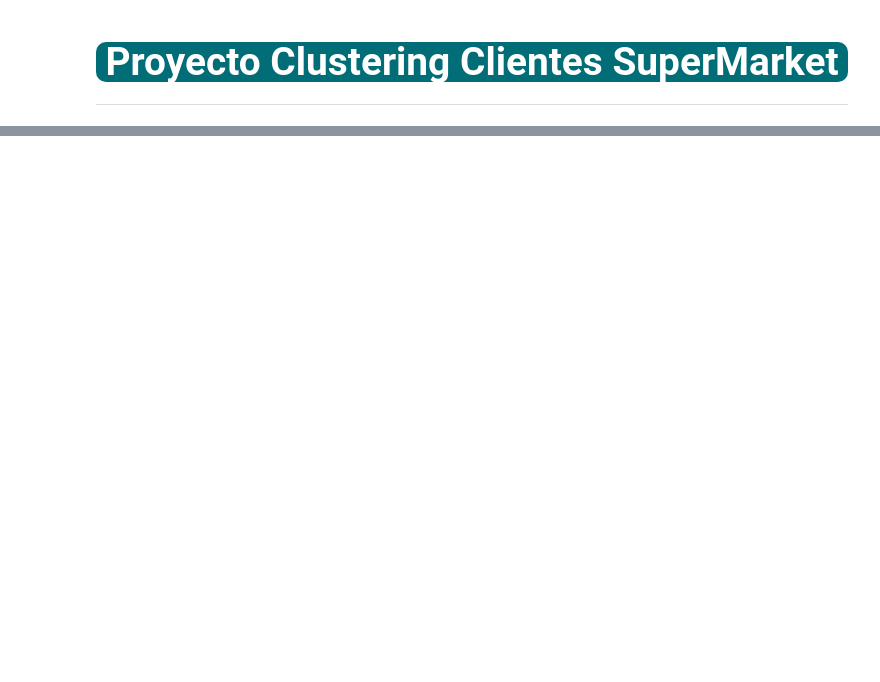
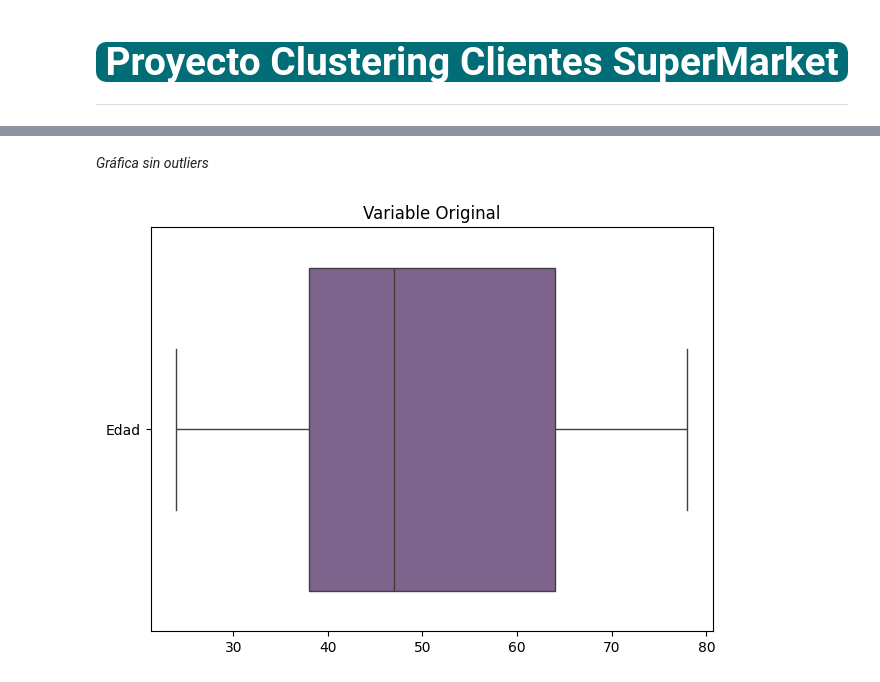
Before and after one commit to linerlander/Proyecto-Clustering-Clientes-SuperMarket, a Jupyter notebook: proyecto_clustering.ipynb, the cells around one changed output, grey strips where cells are left out. Saved outputs shown, nothing was run; the diff lists cells and outputs as text; code cells hidden in the pictures; blank space fills up the shorter version.

```diff
--- a/proyecto_clustering.ipynb
+++ b/proyecto_clustering.ipynb
@@ -30,0 +202,11 @@
+# %%
+df = df.drop(index=[127, 201, 273])
+# %% [markdown]
+*Gráfica sin outliers*
+# %%
+sns.boxplot(data = df[['Edad']], orient="h", color = '#805D93')
+plt.title('Variable Original')
+plt.tight_layout()
+plt.show();
+# %% [output]
+[figure, added]
```
Also changed, not shown: parts of 48 cells of this notebook.
